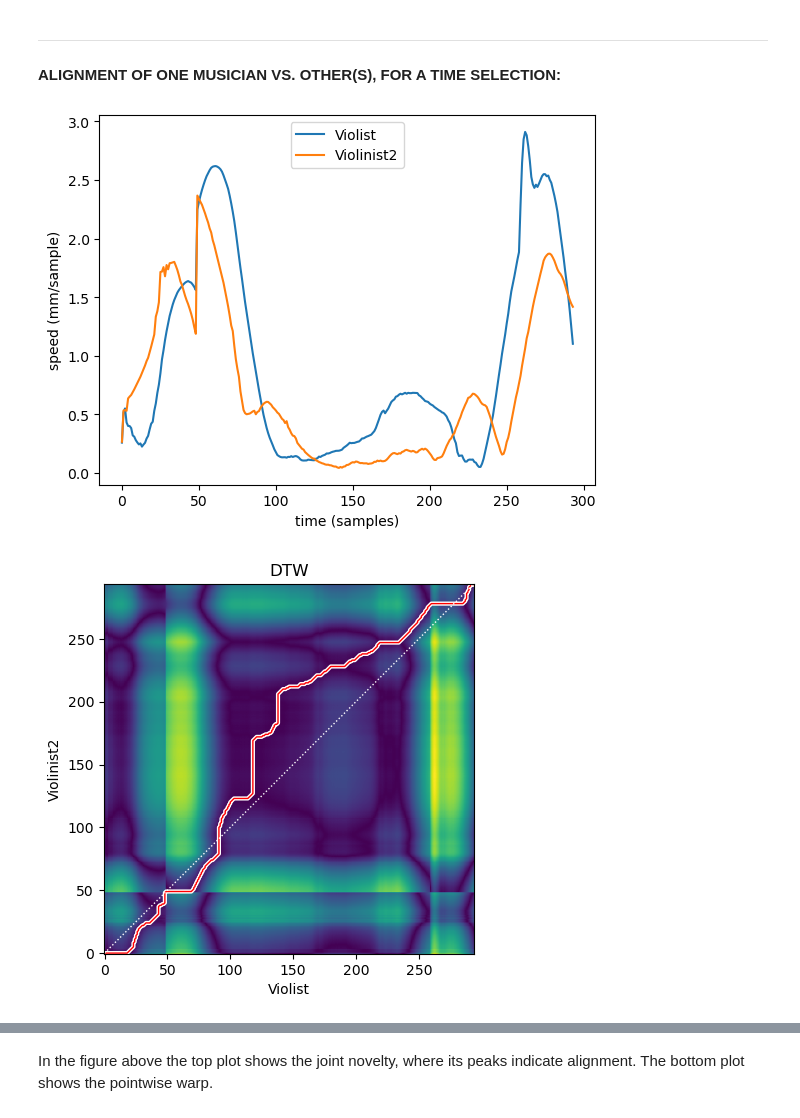
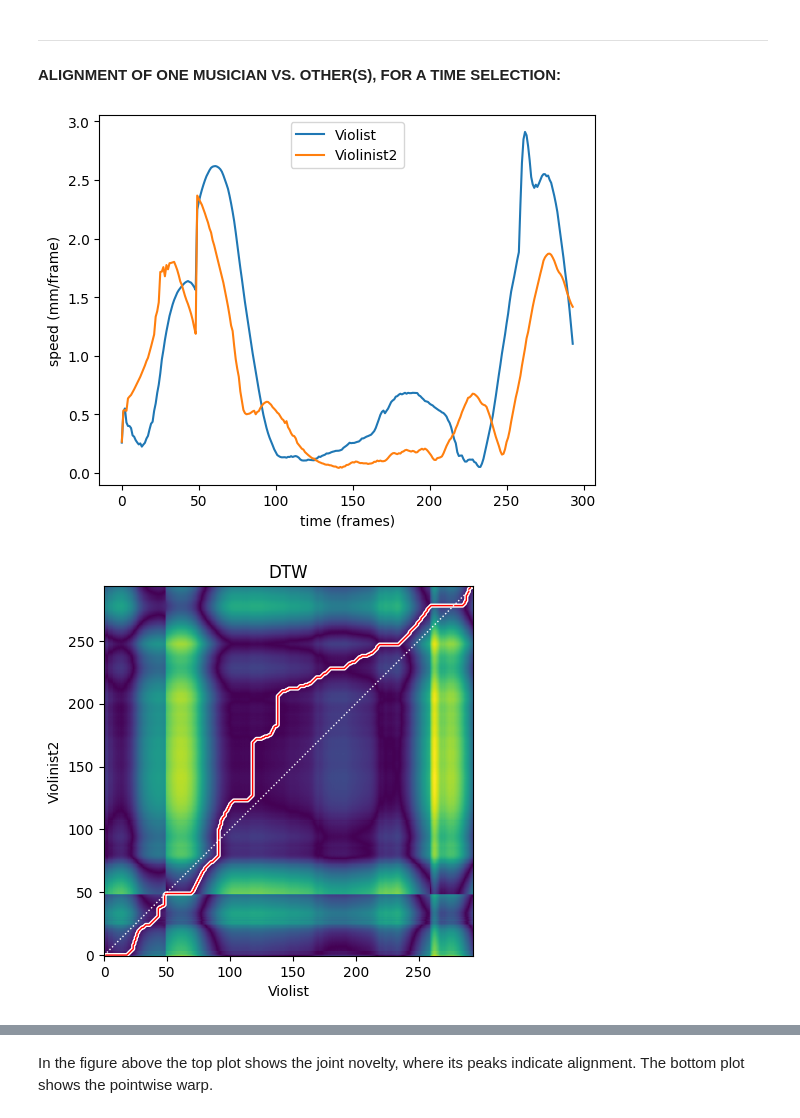
Before and after one commit to juigmend/python-miscellaneous, a Jupyter notebook: one_vs_others_DEMO.ipynb, the cells around one changed output, grey strips where cells are left out. Cells and saved outputs as stored; diff of their text form; code cells hidden in the pictures.

```diff
--- a/one_vs_others_DEMO.ipynb
+++ b/one_vs_others_DEMO.ipynb
@@ -53,15 +53,20 @@ import time
 # The authors of he dataset are Esteban Maestre, Panos Papiotis, Marco Marchini and Alfonso Perez.
 # More information here: https://www.upf.edu/web/mtg/quartet-dataset
 
-dataset_path = '/Users/me/Documents/UP3E' # <--- path of the dataset folder
+dataset_path = '/Users/juigmend/Documents/learning_Python/quartet_data/UP3E' # <--- path of the dataset folder
+
+# dataset_path = '/Users/me/Documents/UP3E' # <--- path of the dataset folder
 results_path = '' # <--- path to save figures (empty = don't save)
 fn_prefix = 'C7.Body.' # <--- marker.name (e.g., 'C7.Body' for upper body, 'TFHD.Body' for top forehead)
 fn_instr_all = ['Violinist1','Violinist2','Violist','Cellist'] # <--- All instruments to consider
 fn_dims = ['_X','_Y','_Z'] # <--- spatial axes to consider (e.g., X,Y,Z)
+sampling_rate = 441 # <--- sampling rate of current dataset
 
 downsample_factor = 9 # <--- downsampling factor (9 results in 49 Hz at sampling rate = 441 Hz)
 
 font_size = 10 # <--- font size for figures
+
+time_unit = '' # <--- time unit for figures (empty = samples, 's' = seconds)
 # %% [markdown]
 *******************************************************************************************
 #### FUNCTIONS:
@@ -477,10 +509,16 @@ if results_path:
     this_filename = results_path+'/1'
 else:
     this_filename = ''
-plot_ts(spd_all[sel_inst,i_min:i_max],'speed (mm/sample)','',[fn_instr_all[i] for i in sel_inst],\
+
+if time_unit == 's':
+    y_lbl = 'speed (mm/s)'
+elif time_unit == '':
+    y_lbl = 'speed (mm/frame)'
+
+plot_ts(spd_all[sel_inst,i_min:i_max],[time_unit,y_lbl],'',[fn_instr_all[i] for i in sel_inst],\
         this_filename)
 # %% [output]
-[figure, old version]
+[figure, new version]
 # %%
 # Compute end visualise DTW path between selected instrument and one or more other instruments:
 
@@ -504,34 +542,38 @@ C = dtw(mean_dm)[0]
 
 op_1 = tb_dtw(C,0) # classical optimal path
 op_1_x = [col[0] for col in op_1]
 op_1_y = [col[1] for col in op_1]
 
 opm_1 = tb_dtw(C,1) # minimum-warp optimal path
 opm_1_x = [col[0] for col in opm_1]
 opm_1_y = [col[1] for col in opm_1]
 
 # ..................................................................................
 # Visualise distance and DTW:
 
 plt.imshow(mean_dm.T, origin='lower')
 plt.plot(op_1_x, op_1_y,'w', linewidth=3)
 plt.plot(opm_1_x, opm_1_y,'r', linewidth=1)
+if time_unit == 's':
+    plt.xticks([])
+    plt.yticks([])
 xy = range(0,mean_dm.shape[0])
 plt.plot(xy, ':w',linewidth=1)
 plt.title('DTW')
 plt.xlabel(fn_instr_all[i_inst])
 if type(i_others) is int:
     others_lbl = fn_instr_all[i_others]
 else:
     others_lbl = ', '.join( [fn_instr_all[i] for i in i_others] )
 plt.ylabel( others_lbl );
+
 if results_path:
     this_filename = results_path+'/2'
 else:
     this_filename = ''
 plt.savefig(this_filename+'.png', bbox_inches='tight')
 # %% [output]
-[figure, old version]
+[figure, new version]
 # %% [markdown]
 The figure above shows a heat-map of the distance between the selected instruments, the classical DTW path (thick white line), the minimum-warp DTW path (red line), and the main diagonal (thin white dotted line).
 
```
Also changed, not shown: parts of 7 cells of this notebook.
